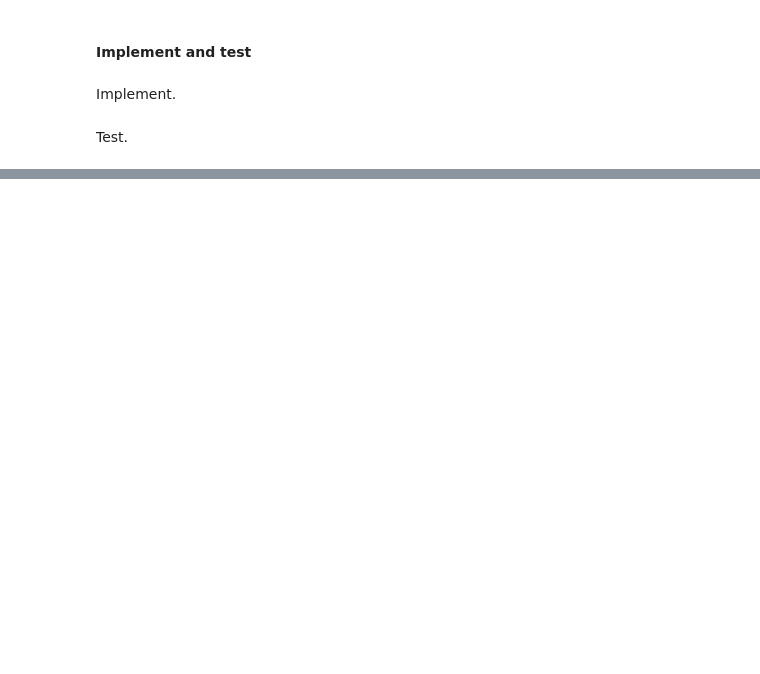
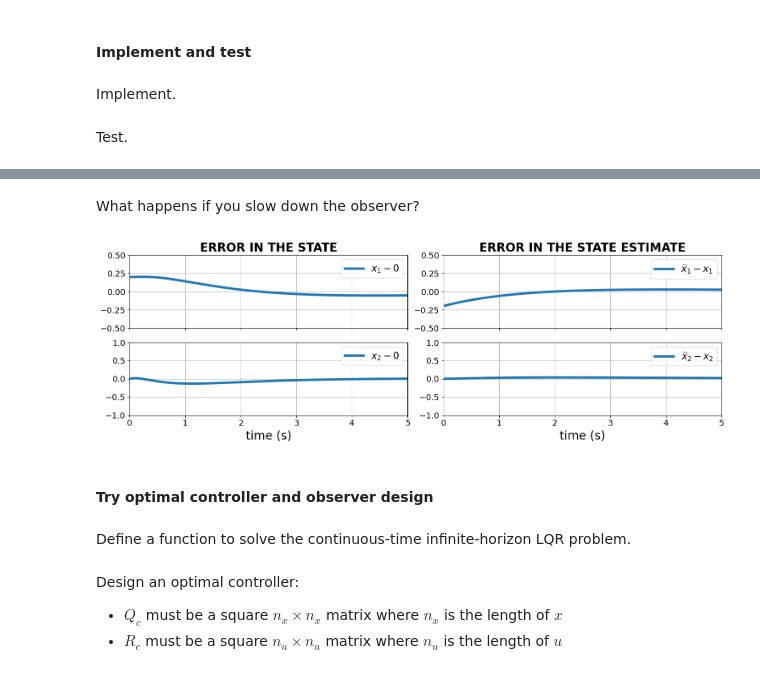
Before and after one commit to tbretl/ae353-sp25, a Jupyter notebook: examples/20250328/WheelDemo-WithSensors/WheelDemo-Sensors-InClass.ipynb, the cells around one changed output, grey strips where cells are left out. Cells and saved outputs as stored; diff of their text form; code cells hidden in the pictures; blank space fills up the shorter version.

```diff
--- a/examples/20250328/WheelDemo-WithSensors/WheelDemo-Sensors-InClass.ipynb
+++ b/examples/20250328/WheelDemo-WithSensors/WheelDemo-Sensors-InClass.ipynb
@@ -380,0 +617,46 @@ show_results_xuy(data, q_e, v_e, tau_e)
+# %% [markdown]
+What happens if you slow down the observer?
+# %%
+# Design controller
+p_c = [-2., -5.]
+K = signal.place_poles(A, B, p_c).gain_matrix
+
+# Design observer
+# p_o = [-4., -6.]
+p_o = [-0.4, -0.6]
+L = signal.place_poles(A.T, C.T, p_o).gain_matrix.T
+
+# Create controller
+controller = Controller_WithObserver(A, B, C, K, L, q_e, v_e, tau_e)
+
+# Choose initial conditions
+(q_i, v_i) = (q_e + 0.2, v_e)
+
+# Reset controller
+controller.reset()
+
+# Reset simulator
+simulator.reset(
+    wheel_angle=q_i,
+    wheel_velocity=v_i,
+    sensor_noise=0.,        # <-- CHANGE (e.g., to 0.1) AND SEE WHAT HAPPENS
+)
+
+# Reset controller
+controller.reset()
+
+# Run simulator (without display)
+simulator.display_meshcat = False
+data = simulator.run(
+    controller,
+    max_time=5.0,
+)
+
+# Show results
+show_results_err(data, q_e, v_e, tau_e)
+# %% [output]
+[figure, added]
+# %% [markdown]
+#### Try optimal controller and observer design
+# %% [markdown]
+Define a function to solve the continuous-time infinite-horizon LQR problem.
@@ -380,0 +668,5 @@ show_results_xuy(data, q_e, v_e, tau_e)
+# %% [markdown]
+Design an optimal controller:
+
+* $Q_c$ must be a square $n_x \times n_x$ matrix where $n_x$ is the length of $x$
+* $R_c$ must be a square $n_u \times n_u$ matrix where $n_u$ is the length of $u$
```
Also changed, not shown: parts of 30 cells of this notebook.
